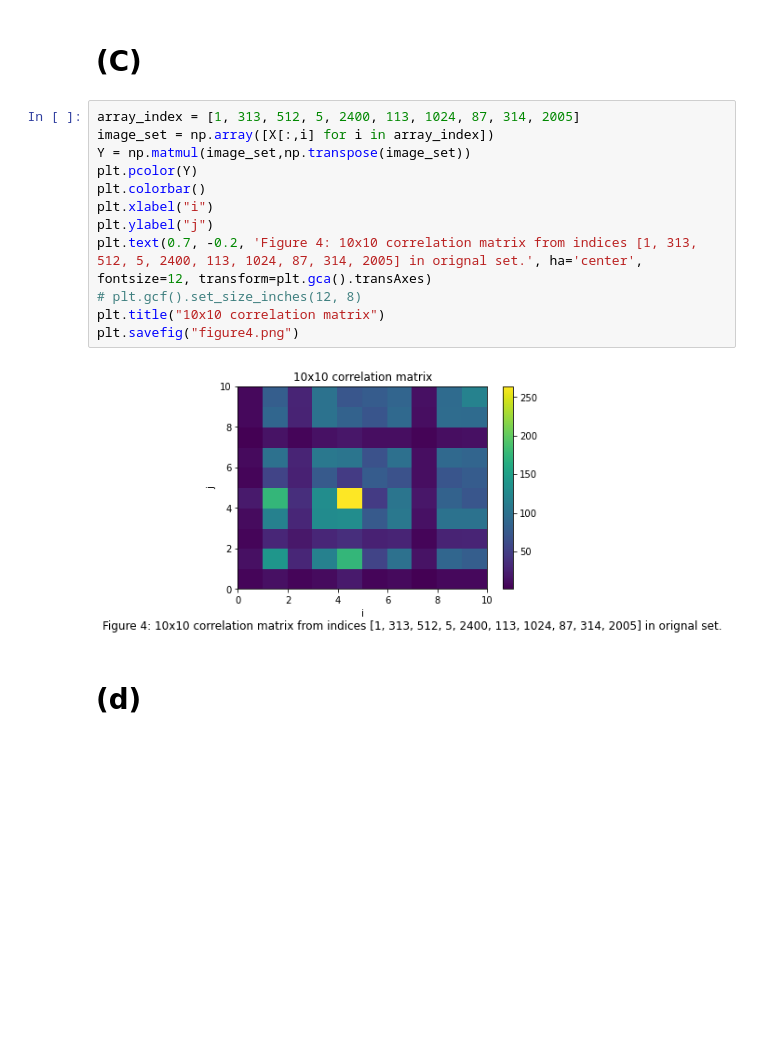
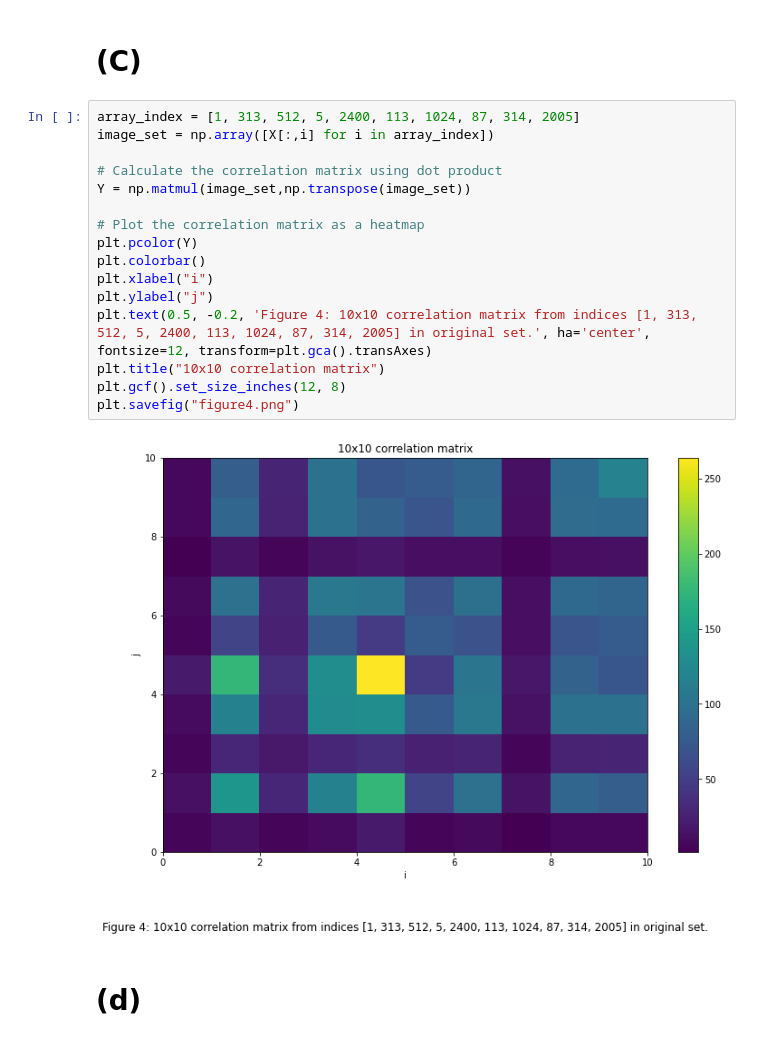
Before and after one commit to ZiwenLi0325/EE399, a Jupyter notebook: hw2/hw2.ipynb, the cells around one changed output. Cells and saved outputs as stored; diff of their text form; blank space fills up the shorter version.

```diff
--- a/hw2/hw2.ipynb
+++ b/hw2/hw2.ipynb
@@ -99,17 +116,21 @@ No artists with labels found to put in legend.  Note that artists whose label st
 # %%
 array_index = [1, 313, 512, 5, 2400, 113, 1024, 87, 314, 2005]
 image_set = np.array([X[:,i] for i in array_index])
+
+# Calculate the correlation matrix using dot product
 Y = np.matmul(image_set,np.transpose(image_set))
+
+# Plot the correlation matrix as a heatmap
 plt.pcolor(Y)
 plt.colorbar()
 plt.xlabel("i")
 plt.ylabel("j")
-plt.text(0.7, -0.2, 'Figure 4: 10x10 correlation matrix from indices [1, 313, 512, 5, 2400, 113, 1024, 87, 314, 2005] in orignal set.', ha='center', fontsize=12, transform=plt.gca().transAxes)
-# plt.gcf().set_size_inches(12, 8)
+plt.text(0.5, -0.2, 'Figure 4: 10x10 correlation matrix from indices [1, 313, 512, 5, 2400, 113, 1024, 87, 314, 2005] in original set.', ha='center', fontsize=12, transform=plt.gca().transAxes)
 plt.title("10x10 correlation matrix")
+plt.gcf().set_size_inches(12, 8)
 plt.savefig("figure4.png")
 # %% [output]
-[figure, old version]
+[figure, new version]
 # %% [markdown]
 # (d)
 # %%
```
Also changed, not shown: parts of 5 cells of this notebook, 2 other files.
